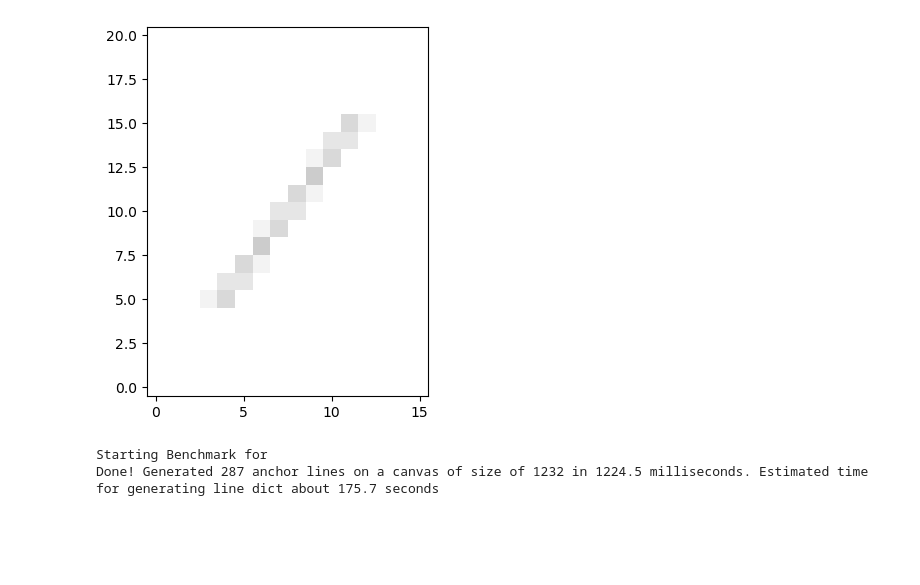
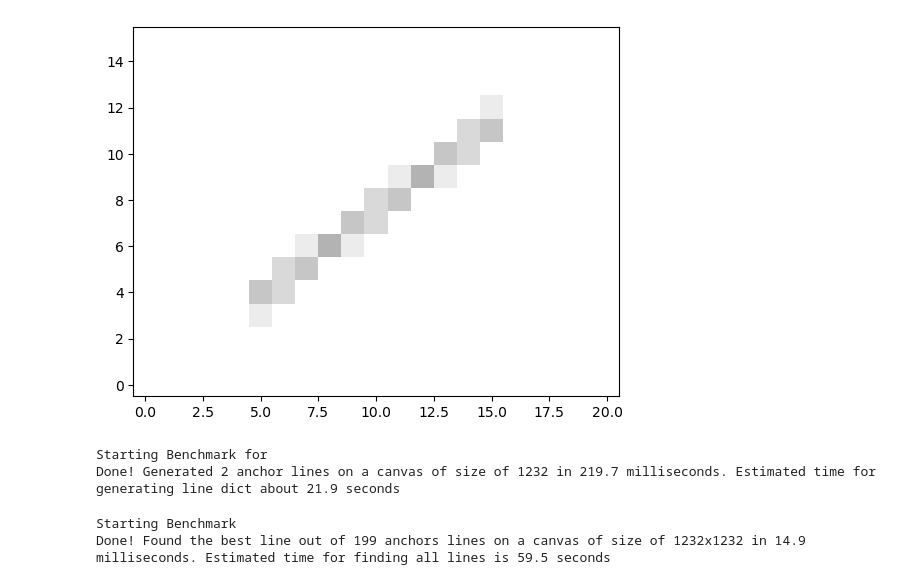
Before and after one commit to atuecke/string-art, a Jupyter notebook: main/0_create-string-art/anti-aliased.ipynb, the cells around one changed output. Cells and saved outputs as stored; diff of their text form; code cells hidden in the pictures; blank space fills up the shorter version.

Commit message:
WE GOT A WORKING VERSION BOYS
working string art generator using anti-aliased.ipynb. Used numpy instead of dicts, making it about 20x faster.

```diff
--- a/main/0_create-string-art/anti-aliased.ipynb
+++ b/main/0_create-string-art/anti-aliased.ipynb
@@ -194,29 +221,28 @@ def draw_line(p0: tuple, p1: tuple, multiplier: float, mask):
 # %%
 def test_line(p1, p2):
     # Get the maximum coordinates to determine image size
     max_x = max(p1[0], p2[0])
     max_y = max(p1[1], p2[1])
 
     # Create an empty image
     temp_img = np.zeros((max_x + 1, max_y + 1))
 
     temp_mask = create_circle_mask((int(temp_img.shape[0]/2), int(temp_img.shape[1]/2)), min([int(temp_img.shape[0]/2), int(temp_img.shape[1]/2)]), img.shape)
-    line_pixels = draw_line(p1, p2, line_darkness, temp_mask)
-
+    temp_line_pixels, temp_line_darkness = draw_line(p1, p2, line_darkness, temp_mask)
     # Set the pixel values
-    for pixel, value in line_pixels.items():
-        temp_img[pixel] = value
+    for pixel, darkness in zip(temp_line_pixels, temp_line_darkness):
+        temp_img[tuple(pixel)] = darkness
 
     # Display the image
-    plt.imshow(temp_img, cmap='gray_r', origin='lower', vmin=0, vmax=1)
+    plt.imshow(temp_img.T, cmap='gray_r', origin='lower', vmin=0, vmax=1)
     plt.show()
 
 # Test the function
 p1 = (0, 0)
 p2 = (20, 15)
 test_line(p1, p2)
 # %% [output]
-[figure, old version]
+[figure, new version]
 # %%
 def generate_all_lines(start_anchor):
     """Generates all lines between one anchor and all other anchors. Only used for benchmarking"""
@@ -232,13 +260,13 @@ def generate_all_lines(start_anchor):
 #benchmark
 start_time = time.perf_counter()
 benchmark = generate_all_lines(anchors[0])
-print(f"Starting Benchmark for ")
+print(f"Starting Benchmark")
 run_time = (time.perf_counter() - start_time)*1000
 estimated_total_time = run_time*(comb(num_anchors, 2)/num_anchors)
 print(f"Done! Generated {len(benchmark)} anchor lines on a canvas of size of {radius*2} in {round(run_time, 1)} milliseconds. Estimated time for generating line dict about {round(estimated_total_time/1000, 1)} seconds")
 # %% [output]
 Starting Benchmark for
-Done! Generated 287 anchor lines on a canvas of size of 1232 in 1224.5 milliseconds. Estimated time for generating line dict about 175.7 seconds
+Done! Generated 2 anchor lines on a canvas of size of 1232 in 219.7 milliseconds. Estimated time for generating line dict about 21.9 seconds
 # %%
 def is_within_range(arr, idx1, idx2, x):
     # Calculate the distance between indices in both directions considering wrapped boundaries
@@ -323,4 +355,15 @@ def find_best_line(loss, start_anchor, anchor_list):
     return best_loss, best_anchors, best_end_anchor
+# %%
+#benchmark
+start_time = time.perf_counter()
+benchmark = find_best_line(loss=10000, start_anchor=anchors[0], anchor_list=anchors)
+print(f"Starting Benchmark")
+run_time = (time.perf_counter() - start_time)*1000
+estimated_total_time = run_time*num_lines
+print(f"Done! Found the best line out of {len(anchors)-1} anchors lines on a canvas of size of {img.shape[0]}x{img.shape[0]} in {round(run_time, 1)} milliseconds. Estimated time for finding all lines is {round(estimated_total_time/1000, 1)} seconds")
+# %% [output]
+Starting Benchmark
+Done! Found the best line out of 199 anchors lines on a canvas of size of 1232x1232 in 14.9 milliseconds. Estimated time for finding all lines is 59.5 seconds
 # %%
 def update_with_best_line(best_anchors, loss, difference_dict, string_art_dict):
     """Updates the overall loss value, string_art_dict pixels, and difference_dict pixels after finding the best line"""
```
Also changed, not shown: parts of 22 cells of this notebook, 9 other files.
